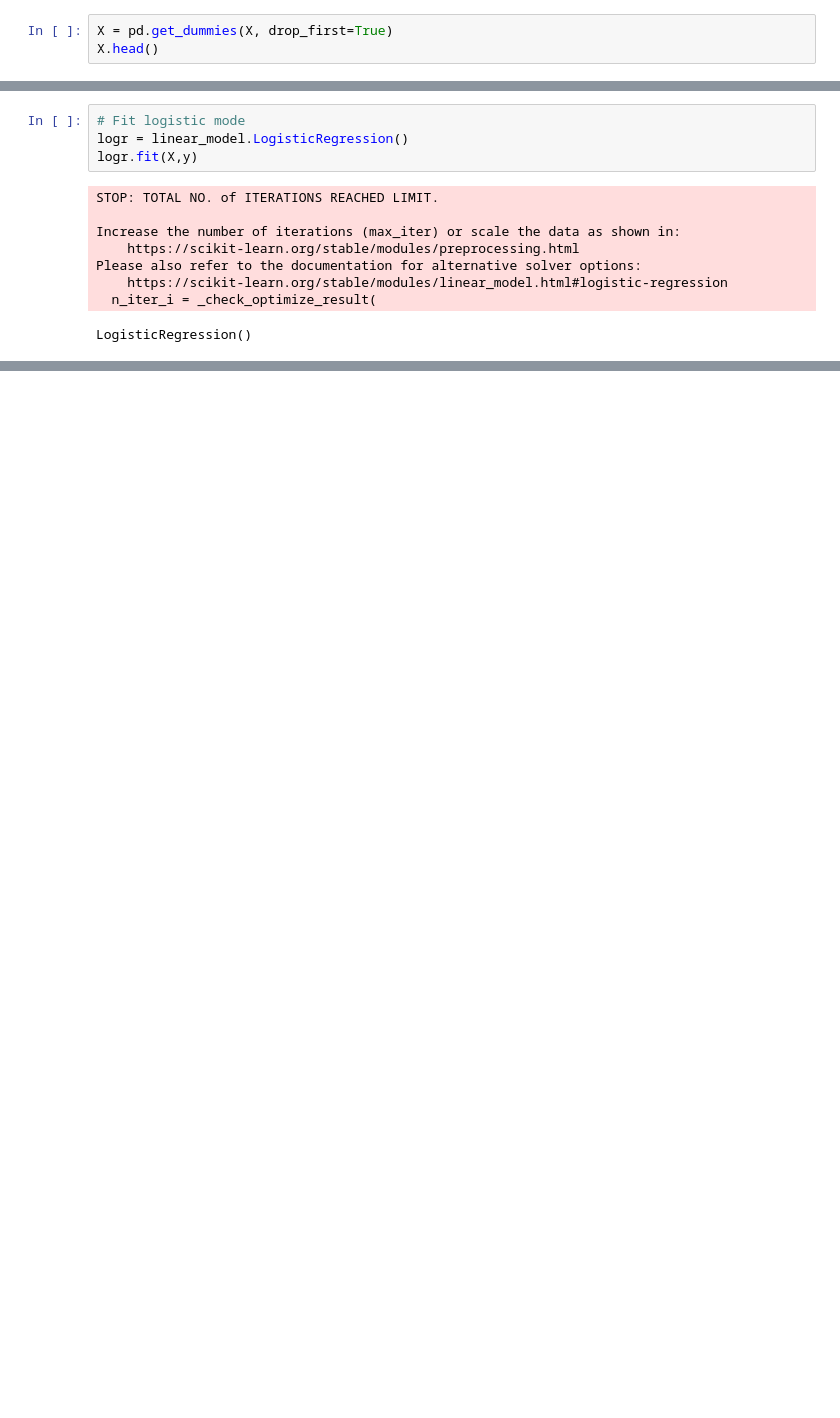
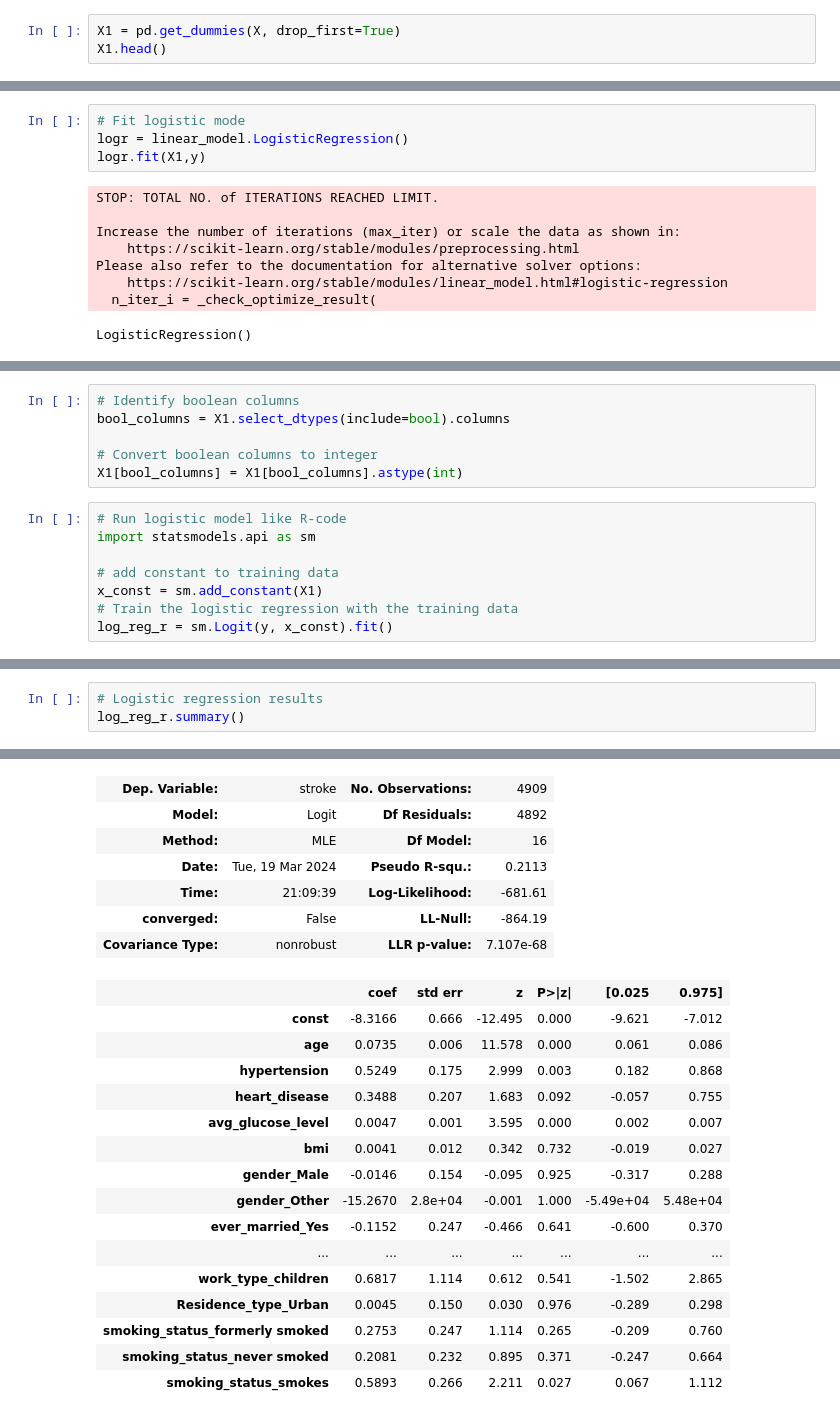
Before and after one commit to phunglinh1297/Python-Data-Science-Projects, a Jupyter notebook: Logistic_Regression.ipynb, the cells around one changed output, grey strips where cells are left out. Cells and saved outputs as stored; diff of their text form; blank space fills up the shorter version.

Commit message:
update R-like code

```diff
--- a/Logistic_Regression.ipynb
+++ b/Logistic_Regression.ipynb
@@ -21,8 +22,8 @@ X = data.iloc[:,1:11]
 X.head()
 y = data['stroke']
 # %%
-X = pd.get_dummies(X, drop_first=True)
-X.head()
+X1 = pd.get_dummies(X, drop_first=True)
+X1.head()
 # %% [output]
 |  | age | hypertension | heart_disease | avg_glucose_level | bmi | gender_Male | gender_Other | ... |
 | 0 | 67.0 | 0 | 1 | 228.69 | 36.6 | True | False | ... |
@@ -33,7 +34,7 @@ X.head()
 # %%
 # Fit logistic mode
 logr = linear_model.LogisticRegression()
-logr.fit(X,y)
+logr.fit(X1,y)
 # %% [output]
 STOP: TOTAL NO. of ITERATIONS REACHED LIMIT.
 
@@ -52,0 +80,14 @@ Model Coefficients:  [[ 0.07266395  0.51008093  0.32210985  0.00561505 -0.004988
+# %%
+# Identify boolean columns
+bool_columns = X1.select_dtypes(include=bool).columns
+
+# Convert boolean columns to integer
+X1[bool_columns] = X1[bool_columns].astype(int)
+# %%
+# Run logistic model like R-code
+import statsmodels.api as sm
+
+# add constant to training data
+x_const = sm.add_constant(X1)
+# Train the logistic regression with the training data
+log_reg_r = sm.Logit(y, x_const).fit()
@@ -52,0 +98,4 @@ Model Coefficients:  [[ 0.07266395  0.51008093  0.32210985  0.00561505 -0.004988
+# %%
+# Logistic regression results
+log_reg_r.summary()
+# %% [output]
@@ -52,0 +103,23 @@ Model Coefficients:  [[ 0.07266395  0.51008093  0.32210985  0.00561505 -0.004988
+| Dep. Variable: | stroke | No. Observations: | 4909 |
+| Model: | Logit | Df Residuals: | 4892 |
+| Method: | MLE | Df Model: | 16 |
+| Date: | Tue, 19 Mar 2024 | Pseudo R-squ.: | 0.2113 |
+| Time: | 21:09:39 | Log-Likelihood: | -681.61 |
+| converged: | False | LL-Null: | -864.19 |
+| Covariance Type: | nonrobust | LLR p-value: | 7.107e-68 |
+|  | coef | std err | z | P>|z| | [0.025 | 0.975] |
+| const | -8.3166 | 0.666 | -12.495 | 0.000 | -9.621 | -7.012 |
+| age | 0.0735 | 0.006 | 11.578 | 0.000 | 0.061 | 0.086 |
+| hypertension | 0.5249 | 0.175 | 2.999 | 0.003 | 0.182 | 0.868 |
+| heart_disease | 0.3488 | 0.207 | 1.683 | 0.092 | -0.057 | 0.755 |
+| avg_glucose_level | 0.0047 | 0.001 | 3.595 | 0.000 | 0.002 | 0.007 |
+| bmi | 0.0041 | 0.012 | 0.342 | 0.732 | -0.019 | 0.027 |
+| gender_Male | -0.0146 | 0.154 | -0.095 | 0.925 | -0.317 | 0.288 |
+| gender_Other | -15.2670 | 2.8e+04 | -0.001 | 1.000 | -5.49e+04 | 5.48e+04 |
+| ever_married_Yes | -0.1152 | 0.247 | -0.466 | 0.641 | -0.600 | 0.370 |
+| ... | ... | ... | ... | ... | ... | ... |
+| work_type_children | 0.6817 | 1.114 | 0.612 | 0.541 | -1.502 | 2.865 |
+| Residence_type_Urban | 0.0045 | 0.150 | 0.030 | 0.976 | -0.289 | 0.298 |
+| smoking_status_formerly smoked | 0.2753 | 0.247 | 1.114 | 0.265 | -0.209 | 0.760 |
+| smoking_status_never smoked | 0.2081 | 0.232 | 0.895 | 0.371 | -0.247 | 0.664 |
+| smoking_status_smokes | 0.5893 | 0.266 | 2.211 | 0.027 | 0.067 | 1.112 |
```
Also changed, not shown: parts of 6 cells of this notebook.
